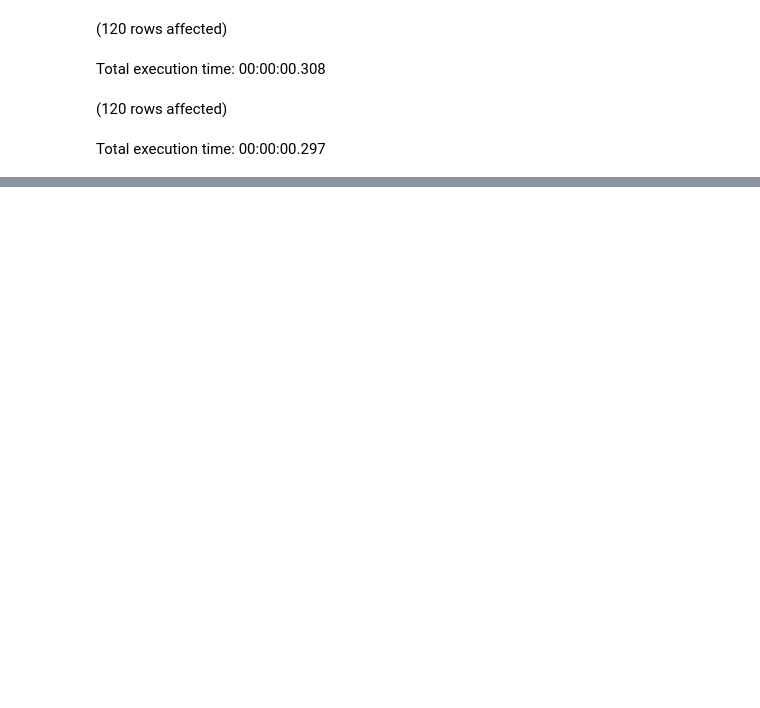
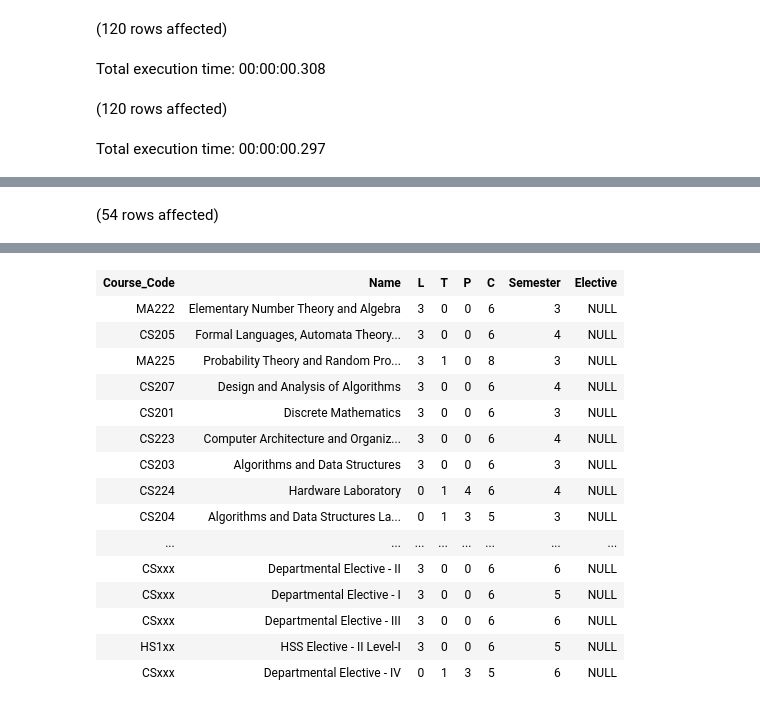
Before and after one commit to addy-1406/CS346_A2, a Jupyter notebook: Code/Database commands/Notebook-1.ipynb, the cells around one changed output, grey strips where cells are left out. Cells and saved outputs as stored; diff of their text form; code cells hidden in the pictures; blank space fills up the shorter version.

```diff
--- a/Code/Database commands/Notebook-1.ipynb
+++ b/Code/Database commands/Notebook-1.ipynb
@@ -425,0 +433,4 @@ Total execution time: 00:00:00.297
+# %%
+select * from [dbo].[course_Structure];
+# %% [output]
+(54 rows affected)
@@ -425,0 +438,16 @@ Total execution time: 00:00:00.297
+| Course_Code | Name | L | T | P | C | Semester | Elective |
+| MA222 | Elementary Number Theory and Algebra | 3 | 0 | 0 | 6 | 3 | NULL |
+| CS205 | Formal Languages, Automata Theory... | 3 | 0 | 0 | 6 | 4 | NULL |
+| MA225 | Probability Theory and Random Pro... | 3 | 1 | 0 | 8 | 3 | NULL |
+| CS207 | Design and Analysis of Algorithms | 3 | 0 | 0 | 6 | 4 | NULL |
+| CS201 | Discrete Mathematics | 3 | 0 | 0 | 6 | 3 | NULL |
+| CS223 | Computer Architecture and Organiz... | 3 | 0 | 0 | 6 | 4 | NULL |
+| CS203 | Algorithms and Data Structures | 3 | 0 | 0 | 6 | 3 | NULL |
+| CS224 | Hardware Laboratory | 0 | 1 | 4 | 6 | 4 | NULL |
+| CS204 | Algorithms and Data Structures La... | 0 | 1 | 3 | 5 | 3 | NULL |
+| ... | ... | ... | ... | ... | ... | ... | ... |
+| CSxxx | Departmental Elective - II | 3 | 0 | 0 | 6 | 6 | NULL |
+| CSxxx | Departmental Elective - I | 3 | 0 | 0 | 6 | 5 | NULL |
+| CSxxx | Departmental Elective - III | 3 | 0 | 0 | 6 | 6 | NULL |
+| HS1xx | HSS Elective - II Level-I | 3 | 0 | 0 | 6 | 5 | NULL |
+| CSxxx | Departmental Elective - IV | 0 | 1 | 3 | 5 | 6 | NULL |
```
Also changed, not shown: parts of 20 cells of this notebook, 1 other file.
